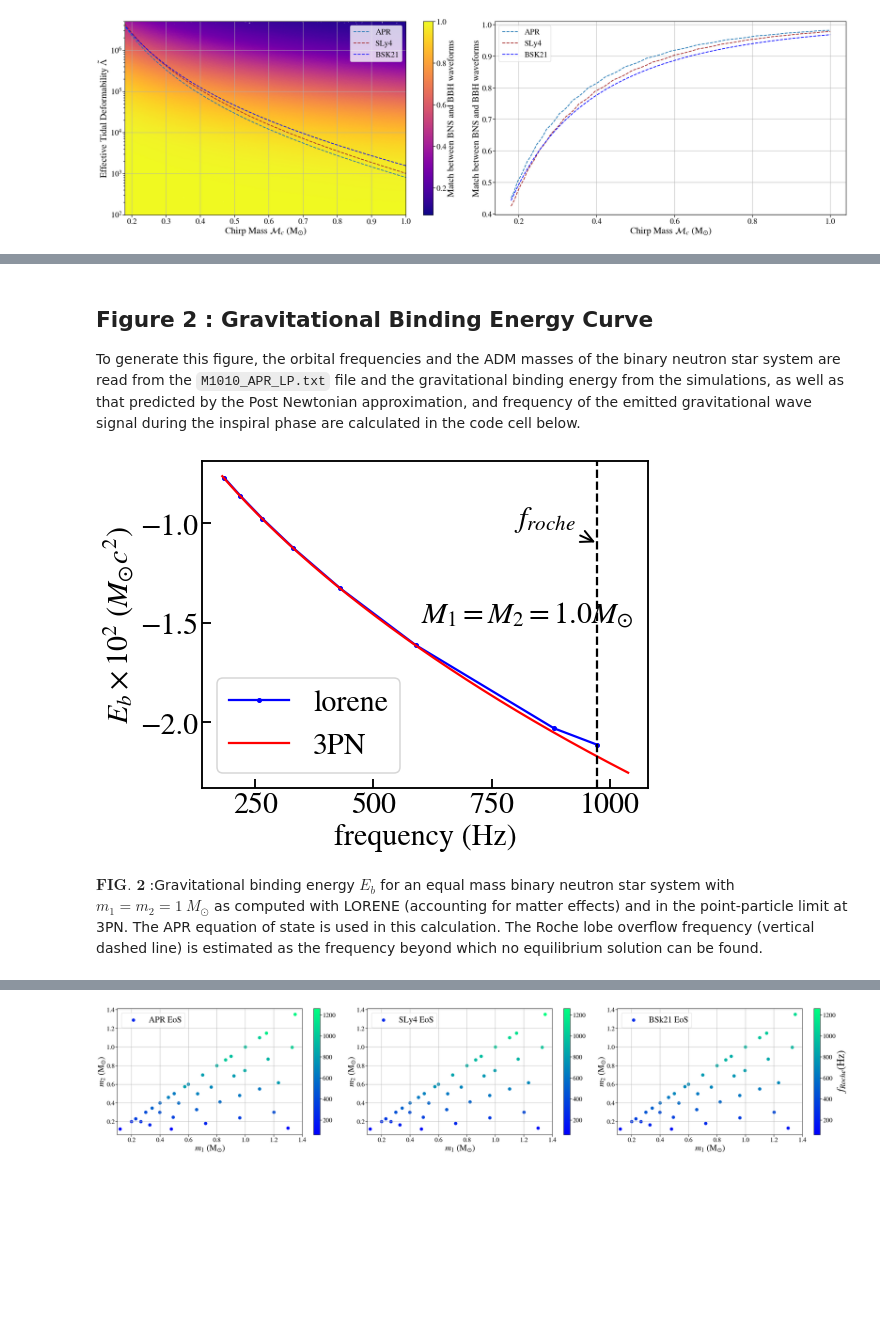
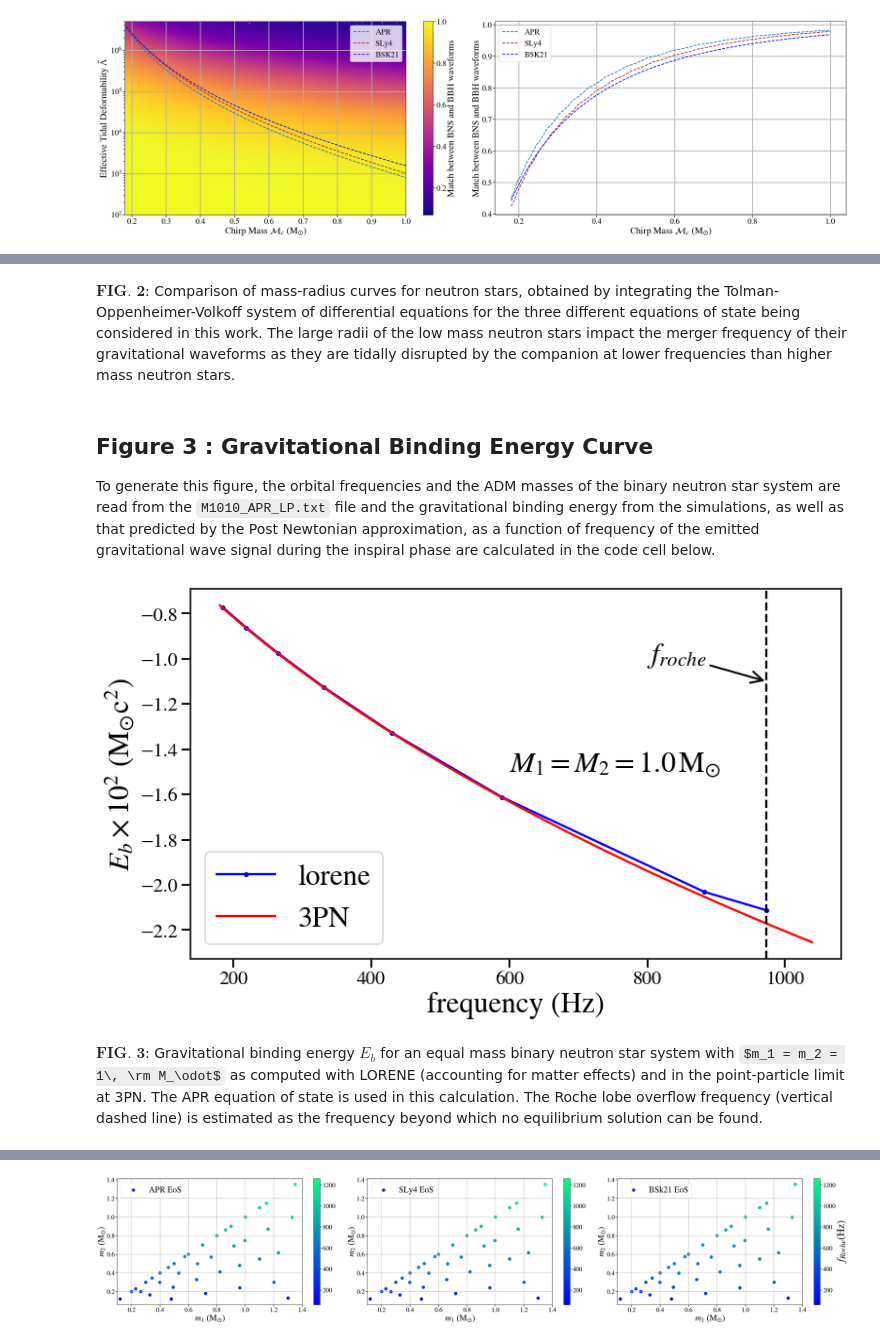
Before and after one commit to sugwg/sub-solar-ns-detectability, a Jupyter notebook: data_release.ipynb, the cells around one changed output, grey strips where cells are left out. Saved outputs shown, nothing was run; the diff lists cells and outputs as text; code cells hidden in the pictures; some formulas as TeX source; blank space fills up the shorter version.

Commit message:
Add mass-radius comparison plot

```diff
--- a/data_release.ipynb
+++ b/data_release.ipynb
@@ -138,6 +132,7 @@ sns.set_context('talk')
 rcParams['figure.figsize']=(40,12)
 rcParams['xtick.labelsize'] = 30
 rcParams['ytick.labelsize'] = 30
+rcParams["axes.edgecolor"] = "0.15"
 #Read Data Files for match data and EoS files
 mass,lmd,overlap = np.loadtxt('data_files/q1_isco_data.txt',unpack=True)
 apr_mchirp,apr_match,_,_,_,_,_=np.loadtxt('data_files/mchirp_vs_match_APR_745320.0.txt',unpack=True)
@@ -162,7 +157,7 @@ ax1.semilogy(m_sly,l_sly,label='SLy4',ls='--',color='brown',linewidth=3)
 ax1.semilogy(bsk_mc,bsk_ltilde,label='BSK21',ls='--',color='blue',linewidth=3)
 ax1.set_xlim(0.18,1.0)
 ax1.set_ylim(1e2,5e6)
-ax1.grid()
+ax1.grid(linewidth=3)
 ax1.set_xlabel(r'Chirp Mass $\mathcal{M}_c$ (M$_{\odot}$)',fontsize=35)
 ax1.set_ylabel(r'Effective Tidal Deformability $\tilde{\Lambda}$',fontsize=35)
 pcm=ax1.scatter(mass,lmd,c=overlap,s=25,cmap='plasma',vmin=0.07,vmax=1.0)
@@ -177,7 +172,7 @@ ax2.plot(bsk21_mchirp,bsk21_match,ls='--',color='blue',label='BSK21',linewidth=3
 ax2.set_xlabel(r'Chirp Mass $\mathcal{M}_c$ (M$_{\odot}$)',fontsize=35)
 ax2.set_ylabel('Match between BNS and BBH waveforms',fontsize=35)
 ax2.legend(loc='upper left',fontsize=30)
-ax2.grid()
+ax2.grid(linewidth=3)
 
 
 plt.tight_layout()
@@ -189,0 +189,19 @@ $\textbf{FIG. 1}$ : Left panel shows the match between BNS and BBH waveforms as
+# %%
+#Read data from files.
+bsk_m,bsk_r=np.loadtxt('data_files/BSK21-mass-radius.txt',unpack=True)
+apr_m,apr_r=np.loadtxt('data_files/APR-mass-radius.txt',unpack=True)
+sly_m,sly_r=np.loadtxt('data_files/SLY4-mass-radius.txt',unpack=True)
+
+#Generate mass-radius comparison plot.
+rcParams['figure.figsize']=(12,7)
+fig=plt.figure()
+plt.plot(apr_r,apr_m,label='APR',color='red')
+plt.plot(sly_r,sly_m,label='SLY4',color='blue')
+plt.plot(bsk_r,bsk_m,label='BSk21',color='brown')
+plt.grid(True,which="both")
+plt.ylabel(r'M (M$_{\odot}$)',fontsize=30)
+plt.xlabel('R (km)',fontsize=30)
+plt.xlim(7.5,50)
+plt.legend(fontsize=30)
+plt.show()
+fig.savefig('./Plots/Figure2_mass-radius-comparison.png')
@@ -190,10 +210,13 @@ $\textbf{FIG. 1}$ : Left panel shows the match between BNS and BBH waveforms as
+# %% [markdown]
+$\textbf{FIG. 2}$: Comparison of mass-radius curves for neutron stars, obtained by integrating the Tolman-Oppenheimer-Volkoff system of differential equations for the three different equations of state being considered in this work. The large radii of the low mass neutron stars impact the merger frequency of their gravitational waveforms as they are tidally disrupted by the companion at lower frequencies than higher mass neutron stars.
 # %% [markdown]
-## Figure 2 : Gravitational Binding Energy Curve
+## Figure 3 : Gravitational Binding Energy Curve
 
-To generate this figure, the orbital frequencies and the ADM masses of the binary neutron star system are read from the `M1010_APR_LP.txt` file and the gravitational binding energy from the simulations, as well as that predicted by the Post Newtonian approximation,  and frequency of the emitted gravitational wave signal during the inspiral phase are calculated in the code cell below.
+To generate this figure, the orbital frequencies and the ADM masses of the binary neutron star system are read from the `M1010_APR_LP.txt` file and the gravitational binding energy from the simulations, as well as that predicted by the Post Newtonian approximation,  as a function of frequency of the emitted gravitational wave signal during the inspiral phase are calculated in the code cell below.
 # %%
-rcParams['figure.figsize']=(8,6)
-
+rcParams['figure.figsize']=(12,7)
+rcParams['xtick.labelsize'] = 20
+rcParams['ytick.labelsize'] = 20
 
 f1,adm= np.loadtxt("data_files/M1010_APR_LP.txt", usecols =(0,1) , unpack = True )
 
@@ -202,38 +225,37 @@ kN1=4.06*10**(-4)
 fgw=2*f1
 
 
 f3=np.arange(180,1040,1)
 m1=2.0
 mo=1.989*10**30
 G=6.67*10**(-11)
 c=3*10**8
 r=(2*math.pi*G*mo)/c**3
 
 o2=r*m1*f3/2
 pn3=(-1/8*(o2**(2/3))+37/384*(o2**(4/3))+1069/3072*(o2**(2))+(5/3072)*(41*math.pi**2-285473/864)*(o2**(8/3)))*m1
 
 eb=2*adm-m1
 
 
 fig, ax = plt.subplots()
 ax.plot(fgw,eb*100,'b-o',markersize=4,label='lorene')
 ax.plot(f3,pn3*100,'r',label='3PN')
 
 ax.set_xlabel('frequency (Hz)', fontsize=30)
-ax.set_ylabel(r'$E_{b} \times 10^{2}$ $(M_{\odot}c^{2})$', fontsize=30)
-ax.tick_params(direction='in')
+ax.set_ylabel(r'$E_{b} \times 10^{2}$ $(\rm M_{\odot}c^{2})$', fontsize=30)
 
 plt.axvline(x=fgw[-1], color='k', ls='--')
 
-plt.text(600,-1.5,r'$M_1 = M_2 = 1.0 M_{\odot}$',fontsize=30)
+plt.text(600,-1.5,r'$M_1 = M_2 = 1.0 \, \rm M_{\odot}$',fontsize=30)
 plt.annotate(r'$f_{roche}$', xy=(fgw[-1], -1.1),  xycoords='data',
             xytext=(0.7, 0.8), textcoords='axes fraction',
             arrowprops=dict(arrowstyle= '->', color='black', lw=2, ls='-'), fontsize=30)
 plt.legend(loc='best',fontsize=30)
 plt.show()
-fig.savefig('./Plots/Figure2_E_b_vs_frequency.png')
+fig.savefig('./Plots/Figure3_E_b_vs_frequency.png')
 # %% [output]
-[figure, old version]
+[figure, new version]
 # %% [markdown]
-$\textbf{FIG. 2}$ :Gravitational binding energy $E_{b}$ for an equal mass binary neutron star system with $m_1 = m_2 = 1\ M_\odot$ as computed with LORENE (accounting for matter effects) and in the point-particle limit at 3PN. The APR equation of state is used in this calculation. The Roche lobe overflow frequency (vertical dashed line) is estimated as the frequency beyond which no equilibrium solution can be found.
+$\textbf{FIG. 3}$: Gravitational binding energy $E_{b}$ for an equal mass binary neutron star system with $m_1 = m_2 = 1\, \rm M_\odot$ as computed with LORENE (accounting for matter effects) and in the point-particle limit at 3PN. The APR equation of state is used in this calculation. The Roche lobe overflow frequency (vertical dashed line) is estimated as the frequency beyond which no equilibrium solution can be found.
 # %% [markdown]
```
Also changed, not shown: parts of 18 cells of this notebook, 14 other files.
